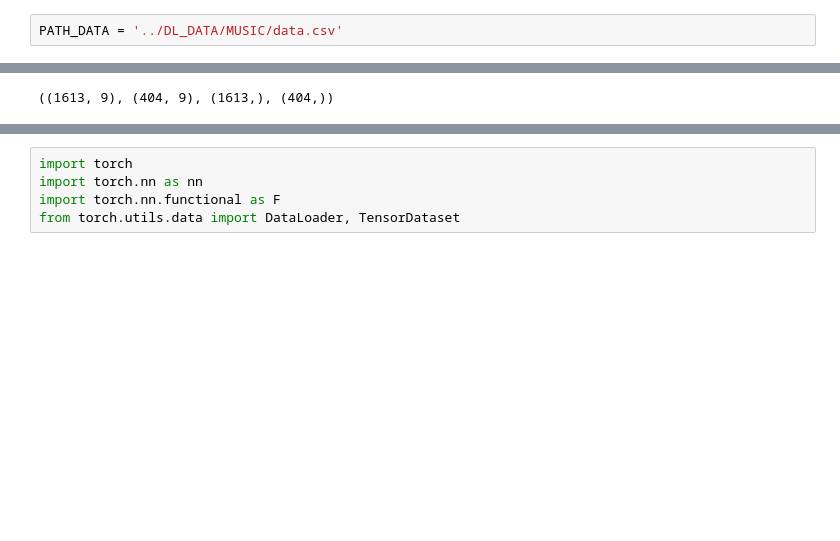
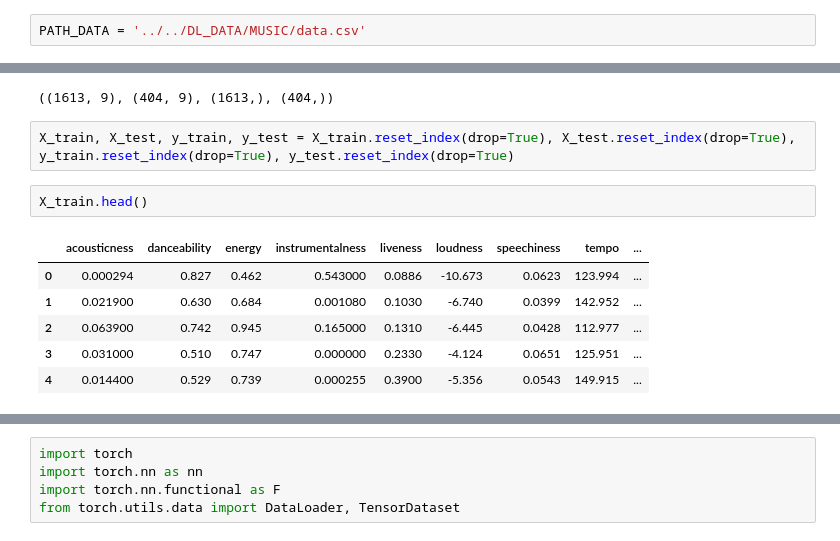
Before and after one commit to Matcraft94/DL_projects, a Jupyter notebook: music/DL_music_1.ipynb, the cells around one changed output, grey strips where cells are left out. Saved outputs shown, nothing was run; the diff lists cells and outputs as text; blank space fills up the shorter version.

```diff
--- a/music/DL_music_1.ipynb
+++ b/music/DL_music_1.ipynb
@@ -23,7 +23,7 @@ from sklearn.decomposition import PCA
 from sklearn.preprocessing import MinMaxScaler
 from sklearn.manifold import TSNE
 # %%
-PATH_DATA = '../DL_DATA/MUSIC/data.csv'
+PATH_DATA = '../../DL_DATA/MUSIC/data.csv'
 # %%
 df = pd.read_csv(PATH_DATA)
 df.head()
@@ -169,3 +170,14 @@ X_train, X_test, y_train, y_test = train_test_split(X, y, test_size=0.2, random_
 X_train.shape, X_test.shape, y_train.shape, y_test.shape
 # %% [output]
 ((1613, 9), (404, 9), (1613,), (404,))
+# %%
+X_train, X_test, y_train, y_test = X_train.reset_index(drop=True), X_test.reset_index(drop=True), y_train.reset_index(drop=True), y_test.reset_index(drop=True)
+# %%
+X_train.head()
+# %% [output]
+|  | acousticness | danceability | energy | instrumentalness | liveness | loudness | speechiness | tempo | ... |
+| 0 | 0.000294 | 0.827 | 0.462 | 0.543000 | 0.0886 | -10.673 | 0.0623 | 123.994 | ... |
+| 1 | 0.021900 | 0.630 | 0.684 | 0.001080 | 0.1030 | -6.740 | 0.0399 | 142.952 | ... |
+| 2 | 0.063900 | 0.742 | 0.945 | 0.165000 | 0.1310 | -6.445 | 0.0428 | 112.977 | ... |
+| 3 | 0.031000 | 0.510 | 0.747 | 0.000000 | 0.2330 | -4.124 | 0.0651 | 125.951 | ... |
+| 4 | 0.014400 | 0.529 | 0.739 | 0.000255 | 0.3900 | -5.356 | 0.0543 | 149.915 | ... |
```
Also changed, not shown: parts of 22 cells of this notebook, 2 other files.
